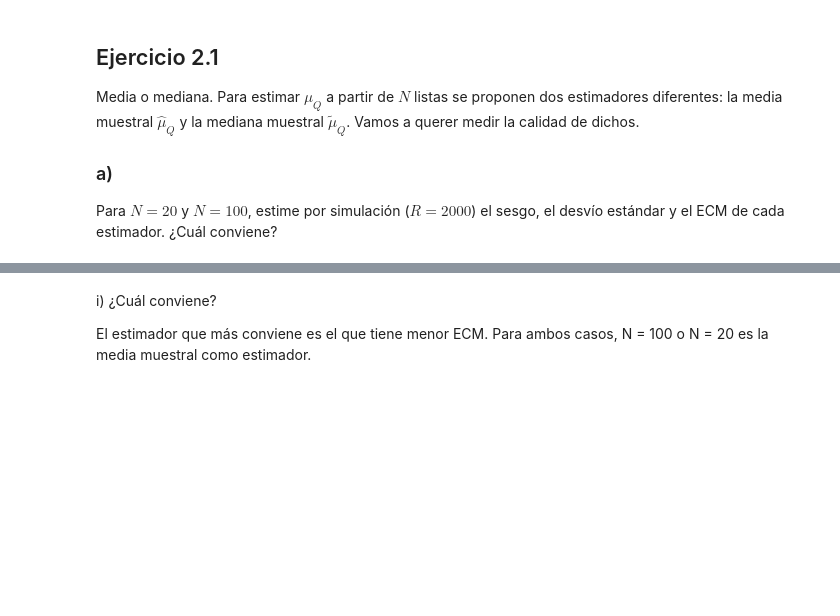
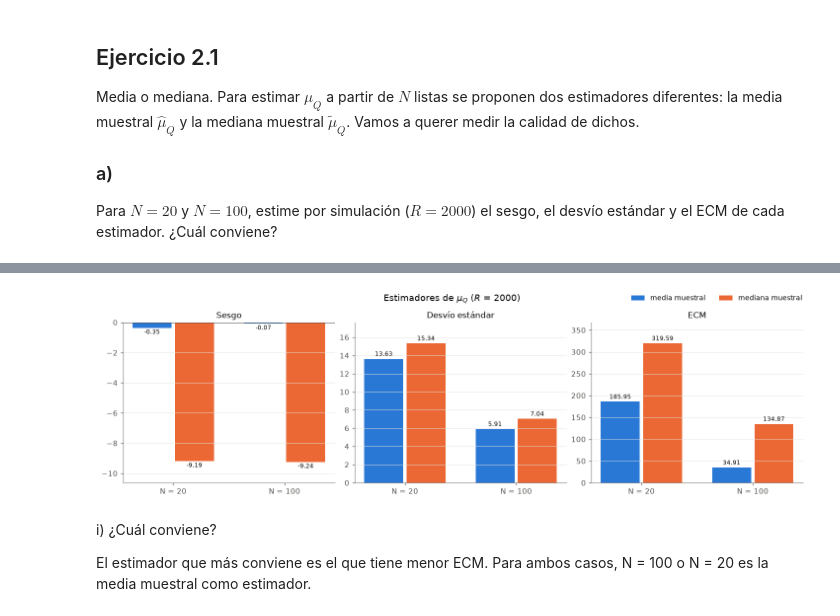
Before and after one commit to fdllrs/estadistica-computacional-tp, a Jupyter notebook: bloque2.ipynb, the cells around one changed output, grey strips where cells are left out. Cells and saved outputs as stored; diff of their text form; code cells hidden in the pictures; blank space fills up the shorter version.

Commit message:
correcciones bloque 2. graficos. ej 2.2 a *incompleto

```diff
--- a/bloque2.ipynb
+++ b/bloque2.ipynb
@@ -12,6 +32,24 @@ import scipy.stats as stats
 
 # Variables globales
 rng = np.random.default_rng(4)
+# %%
+# Constantes y muestreadores que se usan en todo el bloque
+n = 100
+H_n = sum(1 / j for j in range(1, n + 1))
+H2_n = sum(1 / j**2 for j in range(1, n + 1))
+mu_Q = 2 * (n + 1) * H_n - 4 * n
+var_Q = 7 * n**2 - 4 * (n + 1)**2 * H2_n - 2 * (n + 1) * H_n + 13 * n
+mu_S = n * (n - 1) / 4
+var_S = n * (n - 1) * (2 * n + 5) / 72
+
+def muestras_Q(cantidad, n=100):
+    """`cantidad` valores independientes de Q_n: corre quicksort (pivote = primero) sobre permutaciones uniformes."""
+    return np.array([ALGORITMOS["quick_primero"](permutacion_aleatoria(n, rng))[1] for _ in range(cantidad)])
+
+def muestras_S(cantidad, n=100):
+    """`cantidad` valores independientes de S_n desde el modelo del ítem 1.3:
+    S_n = V_1 + ... + V_n con V_j ~ U{0,...,j-1} independientes. Equivale a correr insertion sort, pero vectorizado."""
+    return sum(rng.integers(0, j, size=cantidad) for j in range(1, n + 1))
 # %%
 def evaluar_estimadores(R, N, n, algoritmo, metrica):
     estimaciones_media = []
@@ -23,15 +61,20 @@ def evaluar_estimadores(R, N, n, algoritmo, metrica):
         valor_real = n * (n - 1) / 4
 
     for i in range(R):
-        resultados_muestra = []
-        for r in range(N):
-            entrada = permutacion_aleatoria(n, rng)
-            swaps, comps = ALGORITMOS[algoritmo](entrada)
+        if algoritmo == "insertion" and metrica == "swaps":
+            # Optimización: S_n sale del modelo del ítem 1.3 (validado en 1.3 d) en vez de correr insertion sort
+            resultados_muestra = muestras_S(N, n)
+        else:
+            resultados_muestra = []
+            for r in range(N):
+                entrada = permutacion_aleatoria(n, rng)
+                swaps, comps = ALGORITMOS[algoritmo](entrada)
 
-            if metrica == "comparaciones":
-                resultados_muestra.append(comps)
-            elif metrica == "swaps":
-                resultados_muestra.append(swaps)
+                if metrica == "comparaciones":
+                    resultados_muestra.append(comps)
+                elif metrica == "swaps":
+                    resultados_muestra.append(swaps)
+
 
         estimaciones_media.append(np.mean(resultados_muestra))
         estimaciones_mediana.append(np.median(resultados_muestra))
@@ -50,27 +93,38 @@ def evaluar_estimadores(R, N, n, algoritmo, metrica):
 
     return {
         "media": (sesgo_media, np.sqrt(var_estimador_media), ecm_media),
-        "mediana": (sesgo_mediana, np.sqrt(var_estimador_mediana), ecm_mediana)
+        "mediana": (sesgo_mediana, np.sqrt(var_estimador_mediana), ecm_mediana),
+        "estimaciones": (np.array(estimaciones_media), np.array(estimaciones_mediana)),
     }
 
-def imprimir_estadisticos(N, estimador, resultados):
-    sesgo, desvio_estandar, ecm = resultados[estimador]
-    print("--- Estimador: ", estimador, " Muestral (N = ", N,") ---")
-    print(f"Sesgo:                      {sesgo:.4f}")
-    print(f"Desvío Estándar:            {desvio_estandar:.4f}")
-    print(f"ECM:                        {ecm:.4f}")
-    print("-" * 45 + "\n")
+def graficar_estimadores(resultados_por_N, variable):
+    """Sesgo, desvío estándar y ECM de la media y la mediana muestral, para cada N."""
+    Ns = list(resultados_por_N)
+    x = np.arange(len(Ns))
+    ancho = 0.38
+    fig, axes = plt.subplots(1, 3, figsize=(13, 3.8), constrained_layout=True)
+    for k, metrica in enumerate(["Sesgo", "Desvío estándar", "ECM"]):
+        ax = axes[k]
+        for j, (estimador, color) in enumerate([("media", AZUL), ("mediana", NARANJA)]):
+            valores = [resultados_por_N[N][estimador][k] for N in Ns]
+            barras = ax.bar(x + (j - 0.5) * ancho, valores, ancho * 0.92, color=color, label=f"{estimador} muestral")
+            ax.bar_label(barras, fmt="%.2f", fontsize=8, padding=2)
+        ax.axhline(0, color=GRIS, lw=0.8)
+        ax.set_xticks(x, [f"N = {N}" for N in Ns])
+        ax.grid(axis="x", visible=False)
+        ax.margins(y=0.15)
+        ax.set_title(metrica)
+    fig.legend(*axes[0].get_legend_handles_labels(), loc="outside upper right", ncol=2)
+    fig.suptitle(rf"Estimadores de $\mu_{variable}$ ($R$ = 2000)", fontsize=12)
+    plt.show()
 
 
 # N = 100
 resultados_N100 = evaluar_estimadores(2000, 100, 100, "quick_primero", "comparaciones")
 
-imprimir_estadisticos(100, "media", resultados_N100)
-imprimir_estadisticos(100, "mediana", resultados_N100)
-
 # N = 20
 resultados_N20 = evaluar_estimadores(2000, 20, 100, "quick_primero", "comparaciones")
 
-imprimir_estadisticos(20, "media", resultados_N20)
-imprimir_estadisticos(20, "mediana", resultados_N20)
+resultados_Q = {20: resultados_N20, 100: resultados_N100}
+graficar_estimadores(resultados_Q, "Q")
 # %% [output]
@@ -94,3 +131,4 @@ ECM:                        301.9298
+[figure, added]
 # %% [markdown]
 i) ¿Cuál conviene?
 
```
Also changed, not shown: parts of 14 cells of this notebook.
